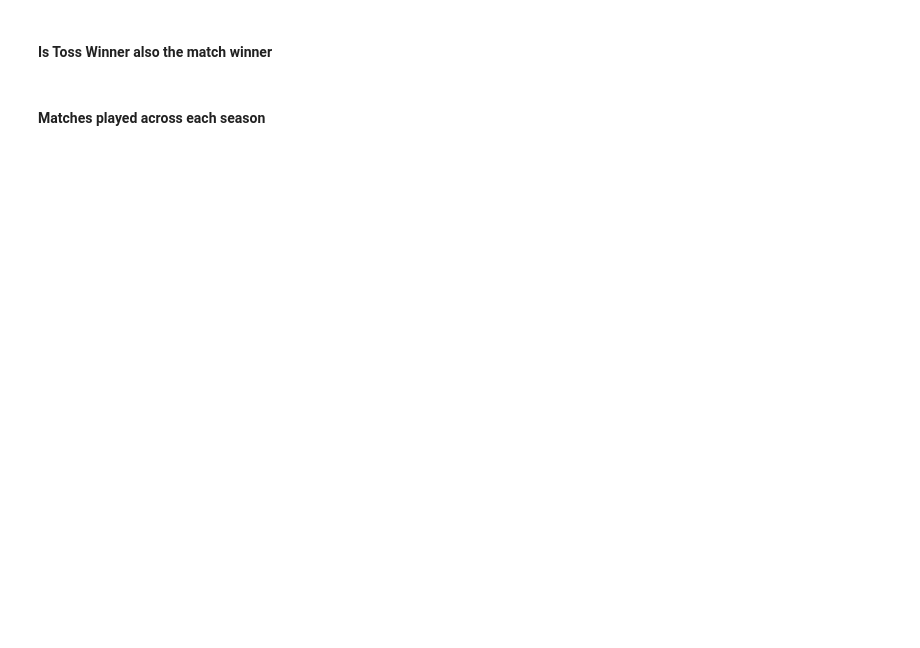
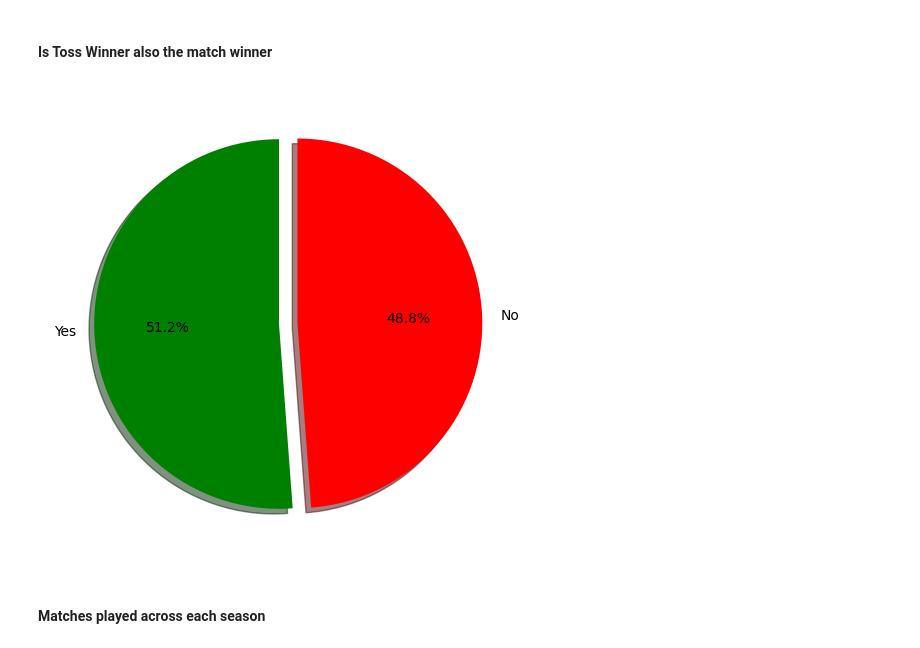
Before and after one commit to DataSphereX/Python_FAI, a Jupyter notebook: IPL_Match_Student.ipynb, the cells around one changed output. Drawn from its saved outputs; the diff is of its cells as text; code cells hidden in the pictures; blank space fills up the shorter version.

```diff
--- a/IPL_Match_Student.ipynb
+++ b/IPL_Match_Student.ipynb
@@ -105,4 +267,26 @@ Total
 # %% [markdown]
 #### Is Toss Winner also the match winner
+# %%
+df = matches[matches['toss_winner'] == matches['winner']]
+
+slices = [len(df), (635 - len(df))]
+
+labels = ['Yes', 'No']
+
+plt.pie(slices,
+       labels = labels,
+       startangle = 90,
+       shadow = True,
+       explode = (0, 0.1),
+       autopct = "%1.1f%%",
+       colors = ['g', 'r'])
+
+fig = plt.gcf()
+
+fig.set_size_inches(6, 6)
+
+plt.show()
+# %% [output]
+[figure, added]
 # %% [markdown]
 #### Matches played across each season
```
Also changed, not shown: parts of 43 cells of this notebook, 5 other files.
